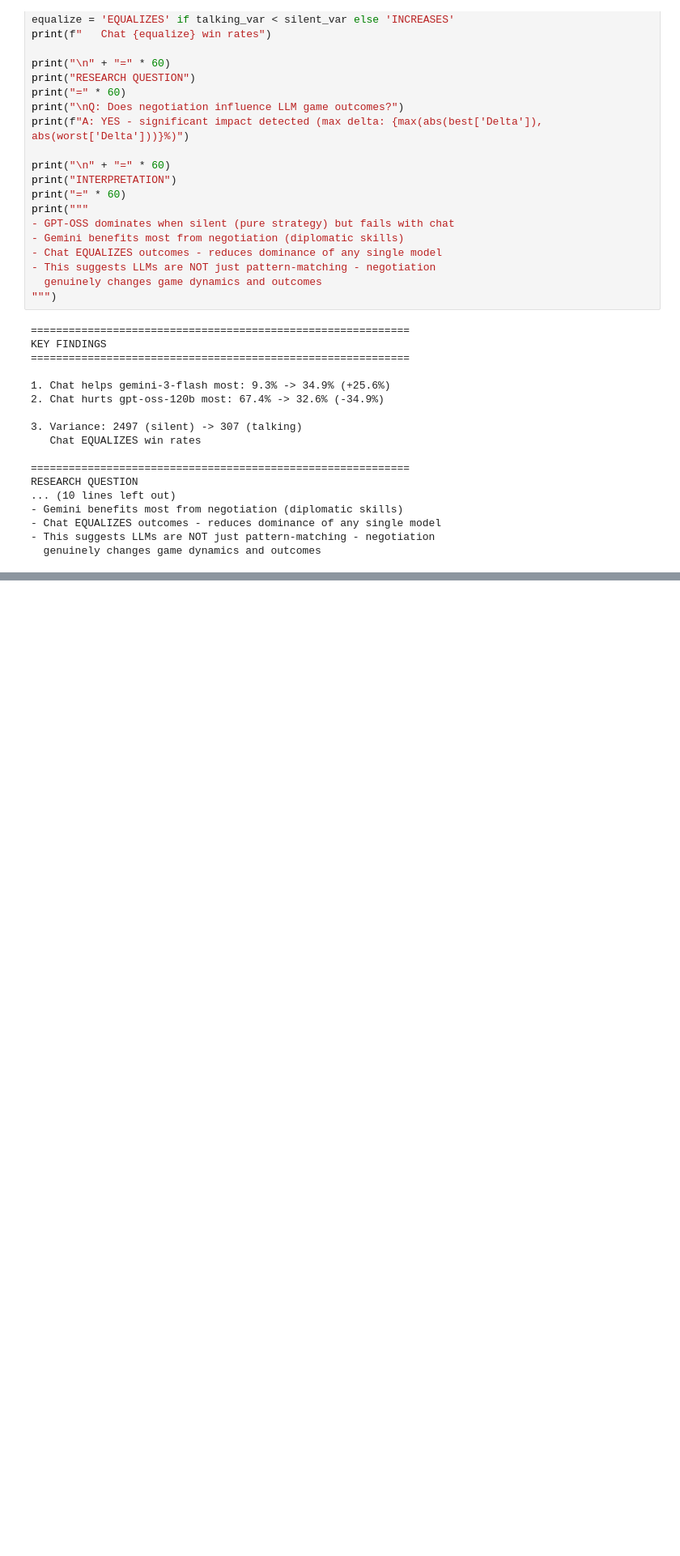
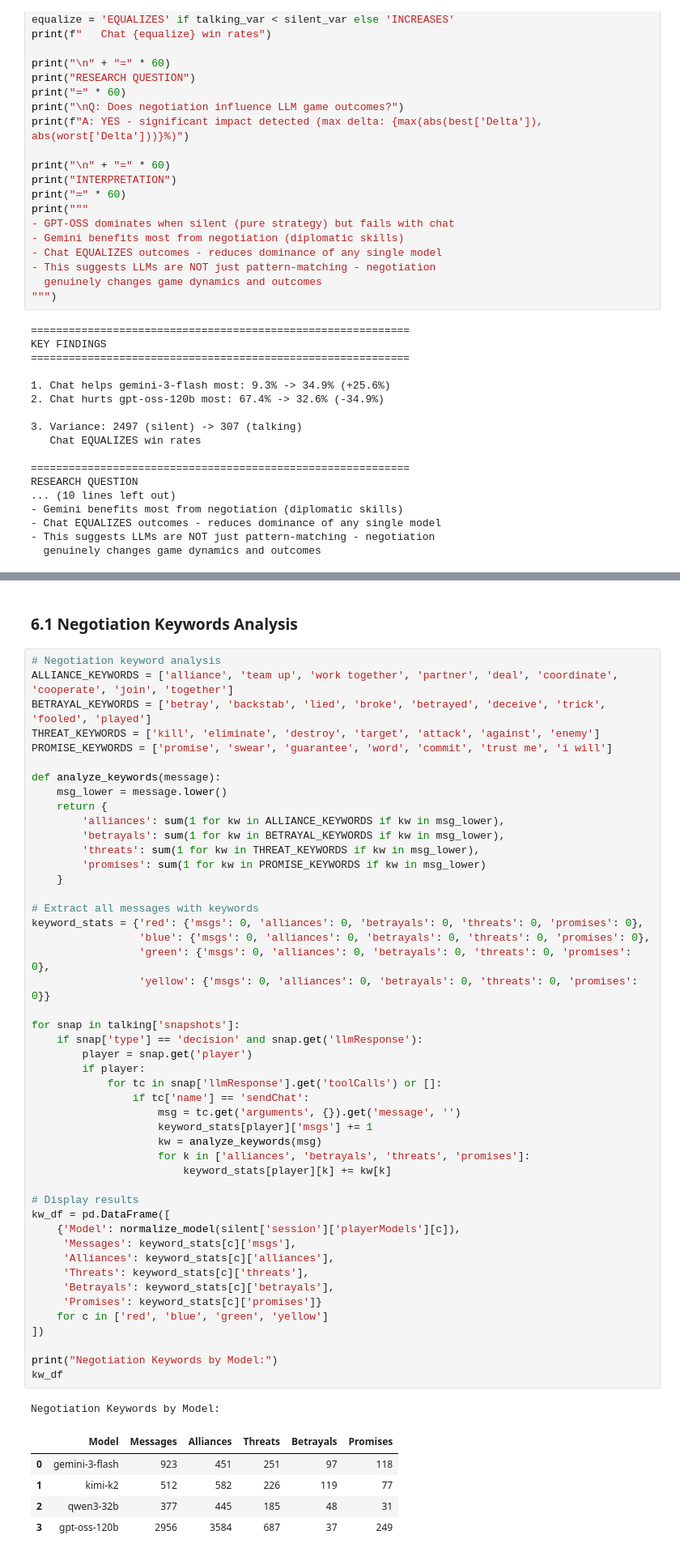
Before and after one commit to stanley-fork/so-long-sucker, a Jupyter notebook: analysis/main.ipynb, the cells around one changed output, grey strips where cells are left out. Shown at 81% size. Drawn from its saved outputs; the diff is of its cells as text; blank space fills up the shorter version.

```diff
--- a/analysis/main.ipynb
+++ b/analysis/main.ipynb
@@ -514,0 +517,56 @@ RESEARCH QUESTION
+# %% [markdown]
+### 6.1 Negotiation Keywords Analysis
+# %%
+# Negotiation keyword analysis
+ALLIANCE_KEYWORDS = ['alliance', 'team up', 'work together', 'partner', 'deal', 'coordinate', 'cooperate', 'join', 'together']
+BETRAYAL_KEYWORDS = ['betray', 'backstab', 'lied', 'broke', 'betrayed', 'deceive', 'trick', 'fooled', 'played']
+THREAT_KEYWORDS = ['kill', 'eliminate', 'destroy', 'target', 'attack', 'against', 'enemy']
+PROMISE_KEYWORDS = ['promise', 'swear', 'guarantee', 'word', 'commit', 'trust me', 'i will']
+
+def analyze_keywords(message):
+    msg_lower = message.lower()
+    return {
+        'alliances': sum(1 for kw in ALLIANCE_KEYWORDS if kw in msg_lower),
+        'betrayals': sum(1 for kw in BETRAYAL_KEYWORDS if kw in msg_lower),
+        'threats': sum(1 for kw in THREAT_KEYWORDS if kw in msg_lower),
+        'promises': sum(1 for kw in PROMISE_KEYWORDS if kw in msg_lower)
+    }
+
+# Extract all messages with keywords
+keyword_stats = {'red': {'msgs': 0, 'alliances': 0, 'betrayals': 0, 'threats': 0, 'promises': 0},
+                 'blue': {'msgs': 0, 'alliances': 0, 'betrayals': 0, 'threats': 0, 'promises': 0},
+                 'green': {'msgs': 0, 'alliances': 0, 'betrayals': 0, 'threats': 0, 'promises': 0},
+                 'yellow': {'msgs': 0, 'alliances': 0, 'betrayals': 0, 'threats': 0, 'promises': 0}}
+
+for snap in talking['snapshots']:
+    if snap['type'] == 'decision' and snap.get('llmResponse'):
+        player = snap.get('player')
+        if player:
+            for tc in snap['llmResponse'].get('toolCalls') or []:
+                if tc['name'] == 'sendChat':
+                    msg = tc.get('arguments', {}).get('message', '')
+                    keyword_stats[player]['msgs'] += 1
+                    kw = analyze_keywords(msg)
+                    for k in ['alliances', 'betrayals', 'threats', 'promises']:
+                        keyword_stats[player][k] += kw[k]
+
+# Display results
+kw_df = pd.DataFrame([
+    {'Model': normalize_model(silent['session']['playerModels'][c]),
+     'Messages': keyword_stats[c]['msgs'],
+     'Alliances': keyword_stats[c]['alliances'],
+     'Threats': keyword_stats[c]['threats'],
+     'Betrayals': keyword_stats[c]['betrayals'],
+     'Promises': keyword_stats[c]['promises']}
+    for c in ['red', 'blue', 'green', 'yellow']
+])
+
+print("Negotiation Keywords by Model:")
+kw_df
+# %% [output]
+Negotiation Keywords by Model:
+|  | Model | Messages | Alliances | Threats | Betrayals | Promises |
+| 0 | gemini-3-flash | 923 | 451 | 251 | 97 | 118 |
+| 1 | kimi-k2 | 512 | 582 | 226 | 119 | 77 |
+| 2 | qwen3-32b | 377 | 445 | 185 | 48 | 31 |
+| 3 | gpt-oss-120b | 2956 | 3584 | 687 | 37 | 249 |
```
Also changed, not shown: parts of 25 cells of this notebook, 7 other files.
